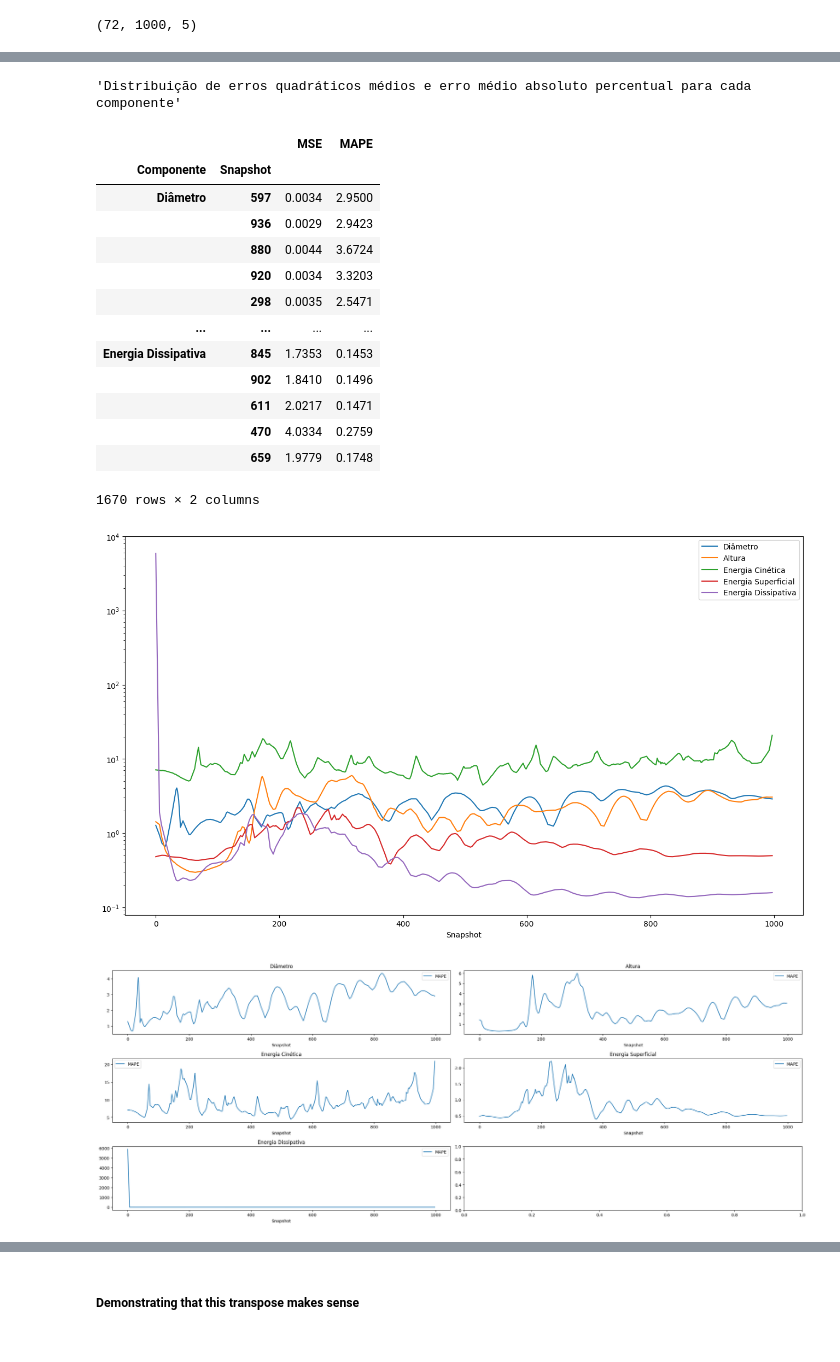
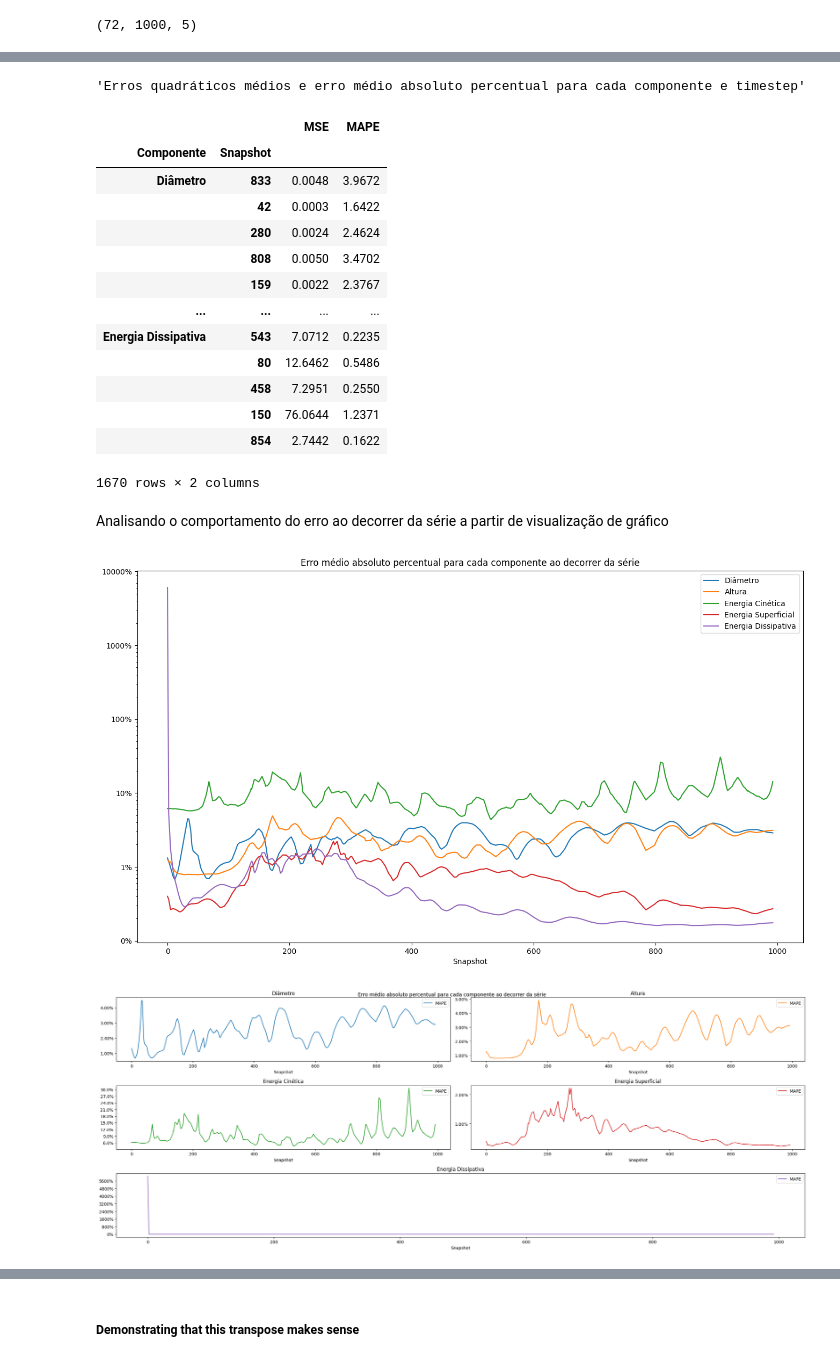
Before and after one commit to GuiCT/data-driven-studies, a Jupyter notebook: droplet/keras.ipynb, the cells around one changed output, grey strips where cells are left out. Cells and saved outputs as stored; diff of their text form; code cells hidden in the pictures.

```diff
--- a/droplet/keras.ipynb
+++ b/droplet/keras.ipynb
@@ -18,6 +20,6 @@ display(collision_timesteps_raw.shape)
 # %%
-components: list[dict] = list()
+components_collision: list[dict] = list()
 for cmpnt in range(5):
-    components.append({
+    components_collision.append({
         "original": collision_timesteps_raw[:, :, cmpnt].T
     })
@@ -47,7 +61,7 @@ from keras.metrics import mean_squared_error, mean_absolute_percentage_error
 from keras.callbacks import LearningRateScheduler, ModelCheckpoint
 from uuid import uuid4
 
-def generate_autoencoder():
+def generate_autoencoder_collision():
     input = Input(shape=(72,))
     hidden_1 = Dense(27, activation='linear')(input)
     encoding_dim = Dense(9, activation='linear')(hidden_1)
@@ -183,47 +226,64 @@ detailed_result_df = pd.DataFrame(
     columns=columns
 )
 
-for cmpnt, component in enumerate(components):
-    detailed_result_df.loc[(components_idx[cmpnt], slice(None)), "MSE"] = np.array(component["mse_loss"])
-    detailed_result_df.loc[(components_idx[cmpnt], slice(None)), "MAPE"] = np.array(component["mape_loss"])
+for cmpnt, component in enumerate(components_collision):
+    detailed_result_df.loc[(components_idx[cmpnt], slice(None)), "MSE"] = np.array(component["autoencoder"]["mse_loss"])
+    detailed_result_df.loc[(components_idx[cmpnt], slice(None)), "MAPE"] = np.array(component["autoencoder"]["mape_loss"])
 
-display("Distribuição de erros quadráticos médios e erro médio absoluto percentual para cada componente")
-display(detailed_result_df)
+results["collision"]["autoencoder"]["detailed_stats"] = detailed_result_df
+
+display("Erros quadráticos médios e erro médio absoluto percentual para cada componente e timestep")
+display(results["collision"]["autoencoder"]["detailed_stats"])
 # %% [output]
-'Distribuição de erros quadráticos médios e erro médio absoluto percentual para cada componente'
+'Erros quadráticos médios e erro médio absoluto percentual para cada componente e timestep'
 |  |  | MSE | MAPE |
 | Componente | Snapshot |  |  |
-| Diâmetro | 597 | 0.0034 | 2.9500 |
-|  | 936 | 0.0029 | 2.9423 |
-|  | 880 | 0.0044 | 3.6724 |
-|  | 920 | 0.0034 | 3.3203 |
-|  | 298 | 0.0035 | 2.5471 |
+| Diâmetro | 833 | 0.0048 | 3.9672 |
+|  | 42 | 0.0003 | 1.6422 |
+|  | 280 | 0.0024 | 2.4624 |
+|  | 808 | 0.0050 | 3.4702 |
+|  | 159 | 0.0022 | 2.3767 |
 | ... | ... | ... | ... |
-| Energia Dissipativa | 845 | 1.7353 | 0.1453 |
-|  | 902 | 1.8410 | 0.1496 |
-|  | 611 | 2.0217 | 0.1471 |
-|  | 470 | 4.0334 | 0.2759 |
-|  | 659 | 1.9779 | 0.1748 |
+| Energia Dissipativa | 543 | 7.0712 | 0.2235 |
+|  | 80 | 12.6462 | 0.5486 |
+|  | 458 | 7.2951 | 0.2550 |
+|  | 150 | 76.0644 | 1.2371 |
+|  | 854 | 2.7442 | 0.1622 |
 1670 rows × 2 columns
+# %% [markdown]
+Analisando o comportamento do erro ao decorrer da série a partir de visualização de gráfico
 # %%
 import matplotlib.pyplot as plt
+from matplotlib import colormaps
+from matplotlib.ticker import MaxNLocator, PercentFormatter
 
 fig_general, ax_general = plt.subplots(figsize=(16,9))
 ax_general.set_yscale("log")
+ax_general.yaxis.set_major_formatter(PercentFormatter())
 
-fig_subs, ax_subs = plt.subplots(3, 2, figsize=(24,9))
+fig_subs = plt.figure(figsize=(24,9))
+gs = fig_subs.add_gridspec(3, 2)
 
 for k, cmpnt in enumerate(components_idx):
     i = k // 2
     j = k % 2
-    detailed_result_df.loc[(cmpnt), "MAPE"].sort_index().plot(ax=ax_general, label=cmpnt)
-    detailed_result_df.loc[(cmpnt), "MAPE"].sort_index().plot(ax=ax_subs[i, j])
-    ax_subs[i, j].set_title(cmpnt)
-    ax_subs[i, j].legend()
+    if i < 2:
+        ax_sub = fig_subs.add_subplot(gs[i, j])
+    else:
+        ax_sub = fig_subs.add_subplot(gs[i, :])
+    results["collision"]["autoencoder"]["detailed_stats"].loc[(cmpnt), "MAPE"].sort_index().plot(ax=ax_general, label=cmpnt)
+    color = ax_general.get_lines()[-1].get_color()
+    results["collision"]["autoencoder"]["detailed_stats"].loc[(cmpnt), "MAPE"].sort_index().plot(ax=ax_sub, color=color)
+    ax_sub.set_title(cmpnt)
+    ax_sub.legend()
+    ax_sub.yaxis.set_major_locator(MaxNLocator(integer=True))
+    ax_sub.yaxis.set_major_formatter(PercentFormatter())
 ax_general.legend()
-fig_general.show()
+ax_general.set_title('Erro médio absoluto percentual para cada componente ao decorrer da série')
+fig_general.savefig('.results/mape_autoencoder_collision_all.png', dpi=300)
 fig_subs.tight_layout()
-fig_subs.show()
+fig_subs.suptitle('Erro médio absoluto percentual para cada componente ao decorrer da série')
+fig_subs.savefig('.results/mape_autoencoder_collision_subplots.png', dpi=300)
 # %% [output]
-[figure, old version]
+[figure, new version]
-[figure, old version]
+[figure, new version]
```
Also changed, not shown: parts of 18 cells of this notebook, 1 other file.
